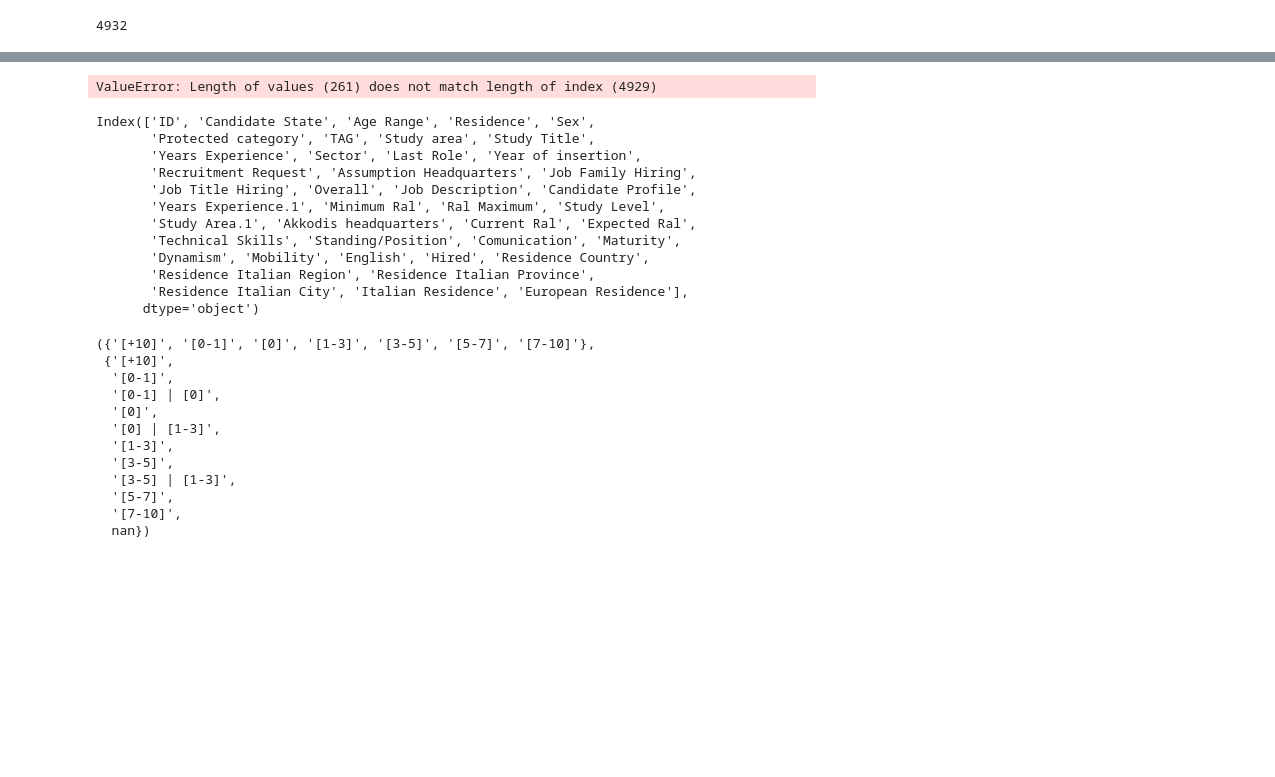
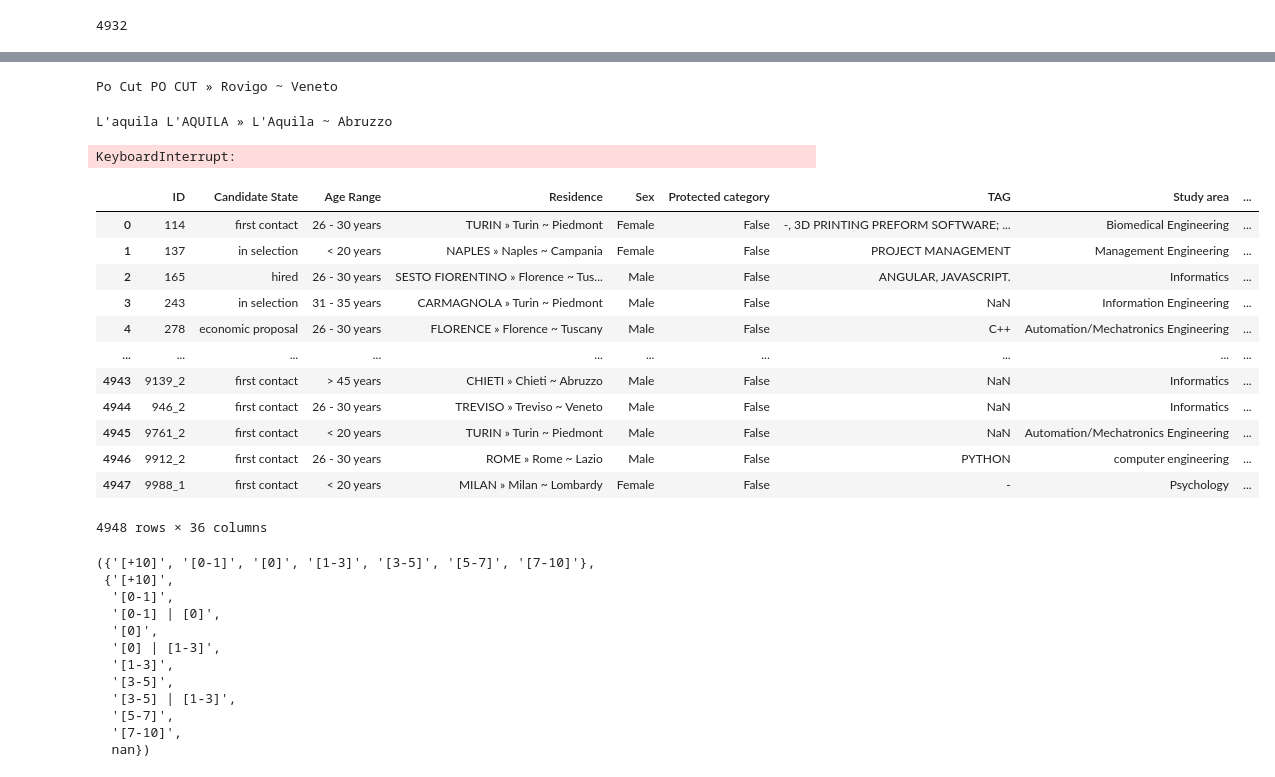
Before and after one commit to lyudmilstamenov/ethics_in_ai_unibo, a Jupyter notebook: model.ipynb, the cells around one changed output, grey strips where cells are left out. Cells and saved outputs as stored; diff of their text form; code cells hidden in the pictures; blank space fills up the shorter version.

```diff
--- a/model.ipynb
+++ b/model.ipynb
@@ -294,3 +372,15 @@ Total IDs removed: 983
+# %%
+score_mapping = {
+    '1 - Low': 1,
+    '2 - Medium': 2,
+    '3 - High': 3,
+    '4 - Top': 4,
+    '~ 1 - Low': 1,
+    '~ 2 - Medium': 2,
+    '~ 3 - High': 3,
+    '~ 4 - Top': 4
+}
+df['Overall'] = df['Overall'].map(score_mapping)
 # %% [markdown]
 ### Candidate State
 # %%
@@ -584,0 +764,28 @@ Final unique IDs: 4929
+# %%
+def clean_piped_string(val):
+    if isinstance(val, str) and '|' in val:
+        parts = val.split('|')
+        filtered_parts = [p.strip() for p in parts if p.strip()]
+
+        if not filtered_parts:
+            return ''
+        elif len(filtered_parts) == 1:
+            return filtered_parts[0]
+        else:
+            return '|'.join(filtered_parts)
+    else:
+        return val
+
+def clean_all_piped_entries(df):
+
+    df_cleaned = df.copy()
+    string_cols = df_cleaned.select_dtypes(include=['object', 'string']).columns
+
+    print(f"Applying cleaning to columns: {list(string_cols)}")
+
+    for col in string_cols:
+        df_cleaned[col] = df_cleaned[col].map(clean_piped_string, na_action='ignore')
+
+    print("Cleaning complete.")
+    return df_cleaned
+final_df = clean_all_piped_entries(final_df)
@@ -657,7 +895,6 @@ def add_residence_coordinates(df, countries_csv_path='countries.csv'):
     for idx, row in tqdm(list(df.iterrows())):
         country = row['Residence Country']
         if str(country).strip().lower() == 'italy':
-            continue
             city = row['Residence Italian City']
             if city in city_cache:
                 lat, lon = city_cache[city]
@@ -685,22 +922,25 @@ def add_residence_coordinates(df, countries_csv_path='countries.csv'):
     return df
 final_df_2 = add_residence_coordinates(final_df)
 # %% [output]
-ValueError: Length of values (261) does not match length of index (4929)
+Po Cut PO CUT » Rovigo ~ Veneto
+L'aquila L'AQUILA » L'Aquila ~ Abruzzo
+KeyboardInterrupt:
 # %%
-final_df.columns
+final_df
 # %% [output]
+|  | ID | Candidate State | Age Range | Residence | Sex | Protected category | TAG | Study area | ... |
+| 0 | 114 | first contact | 26 - 30 years | TURIN » Turin ~ Piedmont | Female | False | -, 3D PRINTING PREFORM SOFTWARE; ... | Biomedical Engineering | ... |
+| 1 | 137 | in selection | < 20 years | NAPLES » Naples ~ Campania | Female | False | PROJECT MANAGEMENT | Management Engineering | ... |
+| 2 | 165 | hired | 26 - 30 years | SESTO FIORENTINO » Florence ~ Tus... | Male | False | ANGULAR, JAVASCRIPT. | Informatics | ... |
+| 3 | 243 | in selection | 31 - 35 years | CARMAGNOLA » Turin ~ Piedmont | Male | False | NaN | Information Engineering | ... |
+| 4 | 278 | economic proposal | 26 - 30 years | FLORENCE » Florence ~ Tuscany | Male | False | C++ | Automation/Mechatronics Engineering | ... |
+| ... | ... | ... | ... | ... | ... | ... | ... | ... | ... |
+| 4943 | 9139_2 | first contact | > 45 years | CHIETI » Chieti ~ Abruzzo | Male | False | NaN | Informatics | ... |
+| 4944 | 946_2 | first contact | 26 - 30 years | TREVISO » Treviso ~ Veneto | Male | False | NaN | Informatics | ... |
+| 4945 | 9761_2 | first contact | < 20 years | TURIN » Turin ~ Piedmont | Male | False | NaN | Automation/Mechatronics Engineering | ... |
+| 4946 | 9912_2 | first contact | 26 - 30 years | ROME » Rome ~ Lazio | Male | False | PYTHON | computer engineering | ... |
+| 4947 | 9988_1 | first contact | < 20 years | MILAN » Milan ~ Lombardy | Female | False | - | Psychology | ... |
-Index(['ID', 'Candidate State', 'Age Range', 'Residence', 'Sex',
-       'Protected category', 'TAG', 'Study area', 'Study Title',
-       'Years Experience', 'Sector', 'Last Role', 'Year of insertion',
-       'Recruitment Request', 'Assumption Headquarters', 'Job Family Hiring',
-       'Job Title Hiring', 'Overall', 'Job Description', 'Candidate Profile',
-       'Years Experience.1', 'Minimum Ral', 'Ral Maximum', 'Study Level',
-       'Study Area.1', 'Akkodis headquarters', 'Current Ral', 'Expected Ral',
-       'Technical Skills', 'Standing/Position', 'Comunication', 'Maturity',
-       'Dynamism', 'Mobility', 'English', 'Hired', 'Residence Country',
-       'Residence Italian Region', 'Residence Italian Province',
-       'Residence Italian City', 'Italian Residence', 'European Residence'],
-      dtype='object')
+4948 rows × 36 columns
 # %%
 set(final_df['Years Experience']), set(final_df['Years Experience.1'])
 # %% [output]
```
Also changed, not shown: parts of 20 cells of this notebook.
